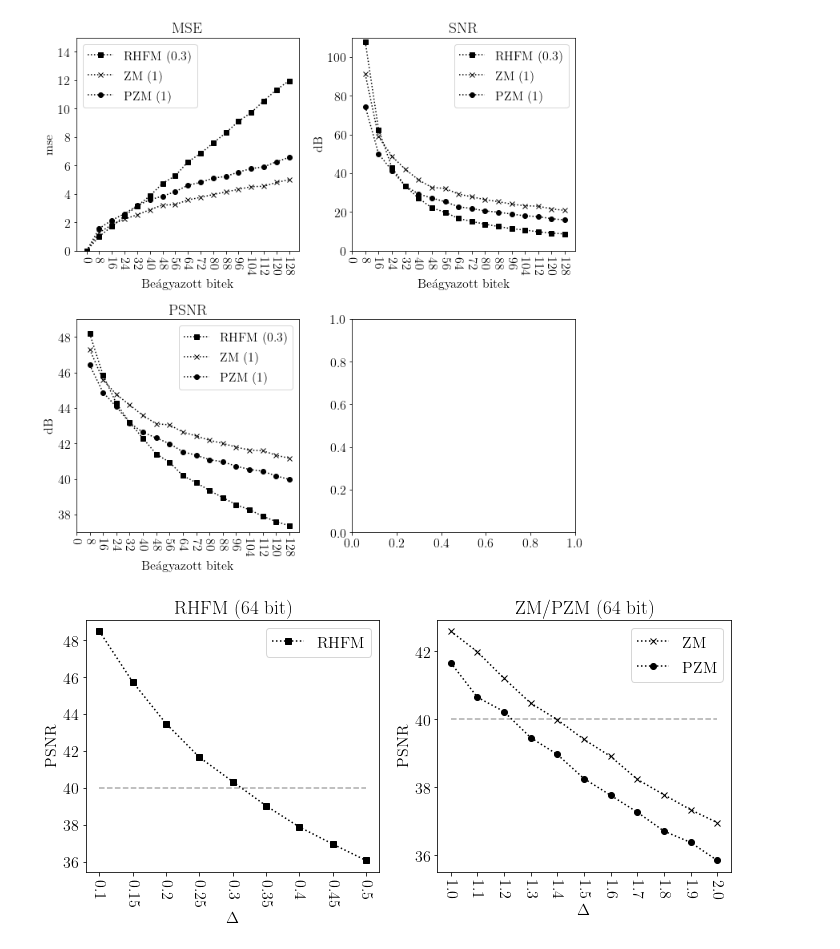
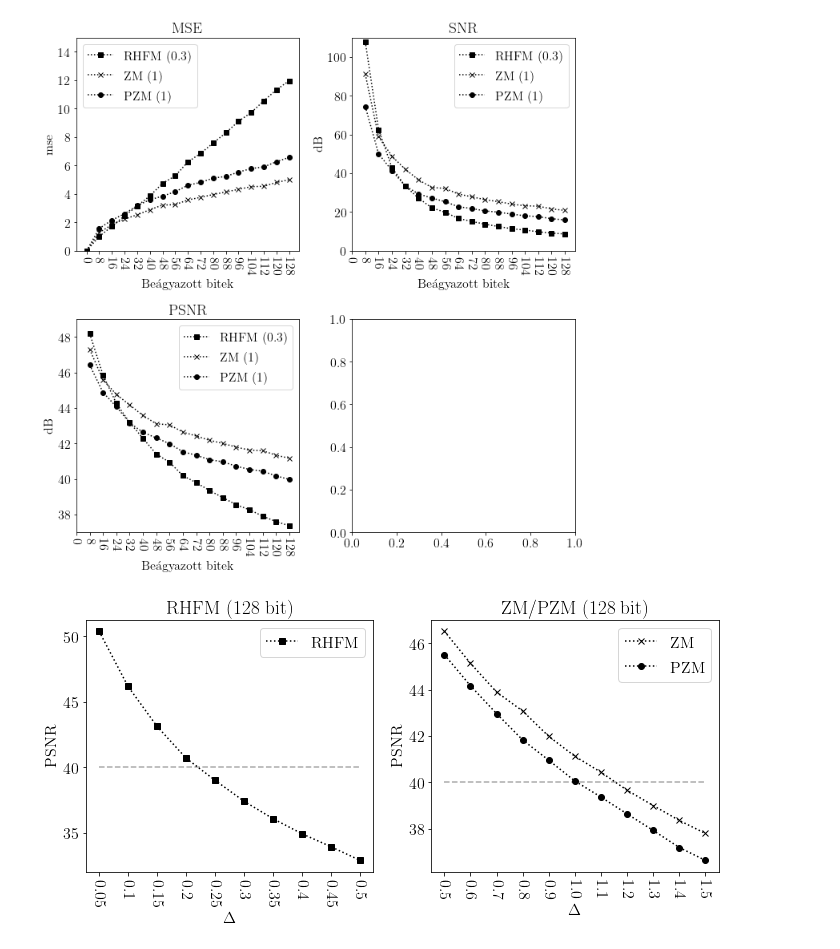
Before and after one commit to gkrupp/watermarking, a Jupyter notebook: plotgen/distortion/distortion.ipynb, the cells around one changed output. Cells and saved outputs as stored; diff of their text form; code cells hidden in the pictures.

```diff
--- a/plotgen/distortion/distortion.ipynb
+++ b/plotgen/distortion/distortion.ipynb
@@ -92,28 +92,28 @@ combine_parts(['PZM_'], parts='parts/PZM_qs')
 # %%
-rhfm_ = accumulate(pd.read_csv('RHFM_.csv'), on='qs', rng=[ round(0.1+i/20,2) for i in range(0,9) ])
-zm_ = accumulate(pd.read_csv('ZM_.csv'), on='qs')
-pzm_ = accumulate(pd.read_csv('PZM_.csv'), on='qs')
+rhfm_ = accumulate(pd.read_csv('RHFM_.csv'), on='qs', rng=[ round(0.05+i/20,2) for i in range(0,10) ])
+zm_ = accumulate(pd.read_csv('ZM_.csv'), on='qs', rng=[ round(0.5+i/10,2) for i in range(0,11) ])
+pzm_ = accumulate(pd.read_csv('PZM_.csv'), on='qs', rng=[ round(0.5+i/10,2) for i in range(0,11) ])
 # %%
 def plot_qs(plt, ax, title, data, labels):
     ax.set_title(title)
     ax.hlines(40, 0, len(data[0][1])-1, 'k', '--', alpha=0.33)
     for dat in data:
         ax.plot(dat[1], dat[2], label=dat[0])
     ax.set_xlabel('$\Delta$')
     ax.set_ylabel('PSNR')
     ax.set_xticks(range(len(data[0][1])))
     ax.set_xticklabels(labels)
     #ax.set_ylim((36,43))
     plt.setp(ax.get_xticklabels(), rotation=270)
     ax.legend()
 
 fig, axes = plt.subplots(1,2, figsize=(10,5))
 
-plot_qs(plt, axes[0], 'RHFM (64 bit)', [('RHFM', rhfm_['PSNR'], 'k:s')], [ round(0.1+i/20,2) for i in range(0,len(rhfm_['PSNR'])) ])
-plot_qs(plt, axes[1], 'ZM/PZM (64 bit)', [('ZM', zm_['PSNR'], 'k:x'), ('PZM', pzm_['PSNR'], 'k:o')], [ 1+i/10 for i in range(0,len(zm_['PSNR'])) ])
+plot_qs(plt, axes[0], 'RHFM (128 bit)', [('RHFM', rhfm_['PSNR'], 'k:s')], [ round(0.05+i/20,2) for i in range(0,len(rhfm_['PSNR'])) ])
+plot_qs(plt, axes[1], 'ZM/PZM (128 bit)', [('ZM', zm_['PSNR'], 'k:x'), ('PZM', pzm_['PSNR'], 'k:o')], [ 0.5+i/10 for i in range(0,len(zm_['PSNR'])) ])
 
 plt.tight_layout()
 plt.savefig('compare_qs.png', dpi=300)
 plt.show()
 # %% [output]
-[figure, old version]
+[figure, new version]
```
Also changed, not shown: parts of 1 cell of this notebook, 52 other files.
